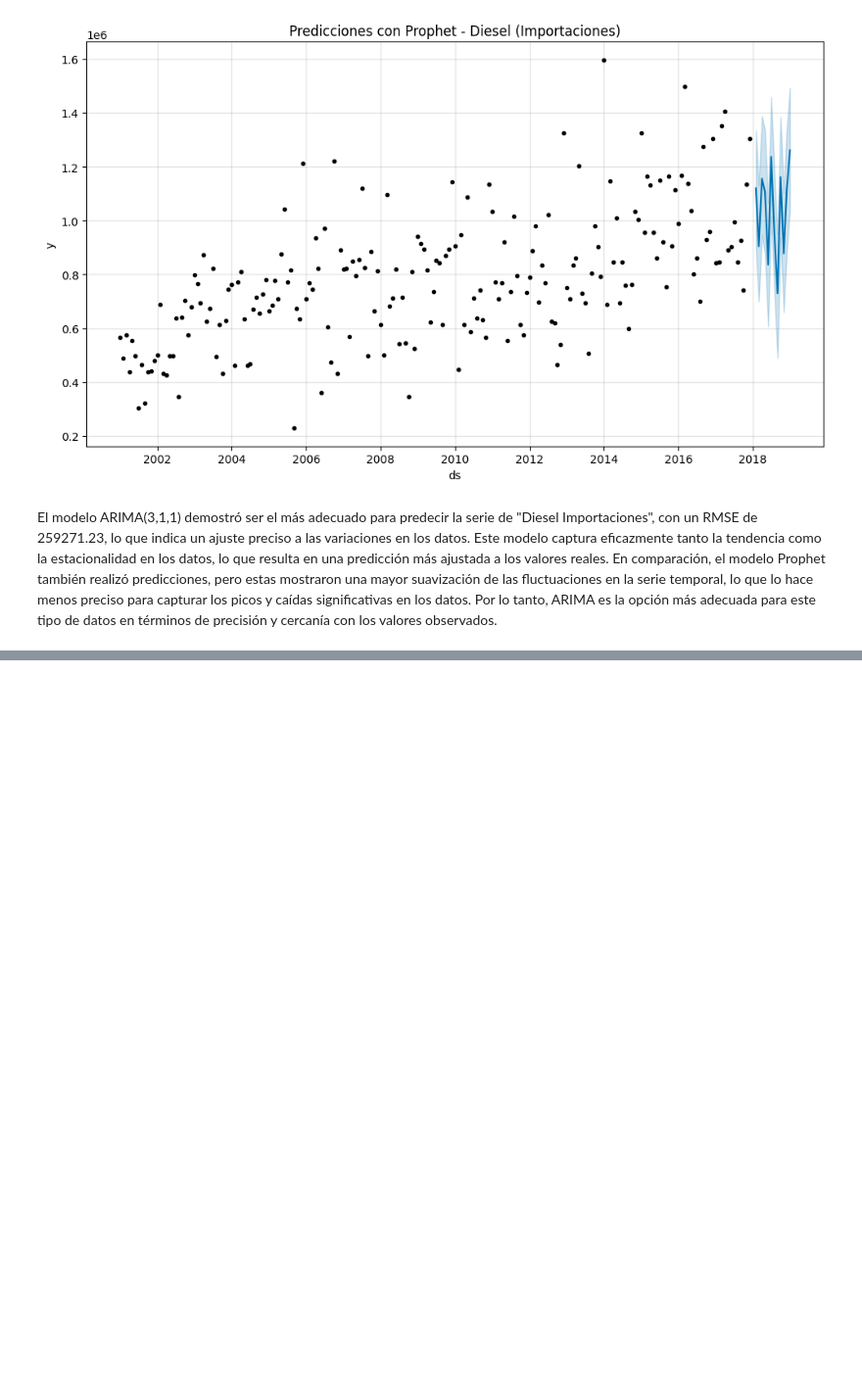
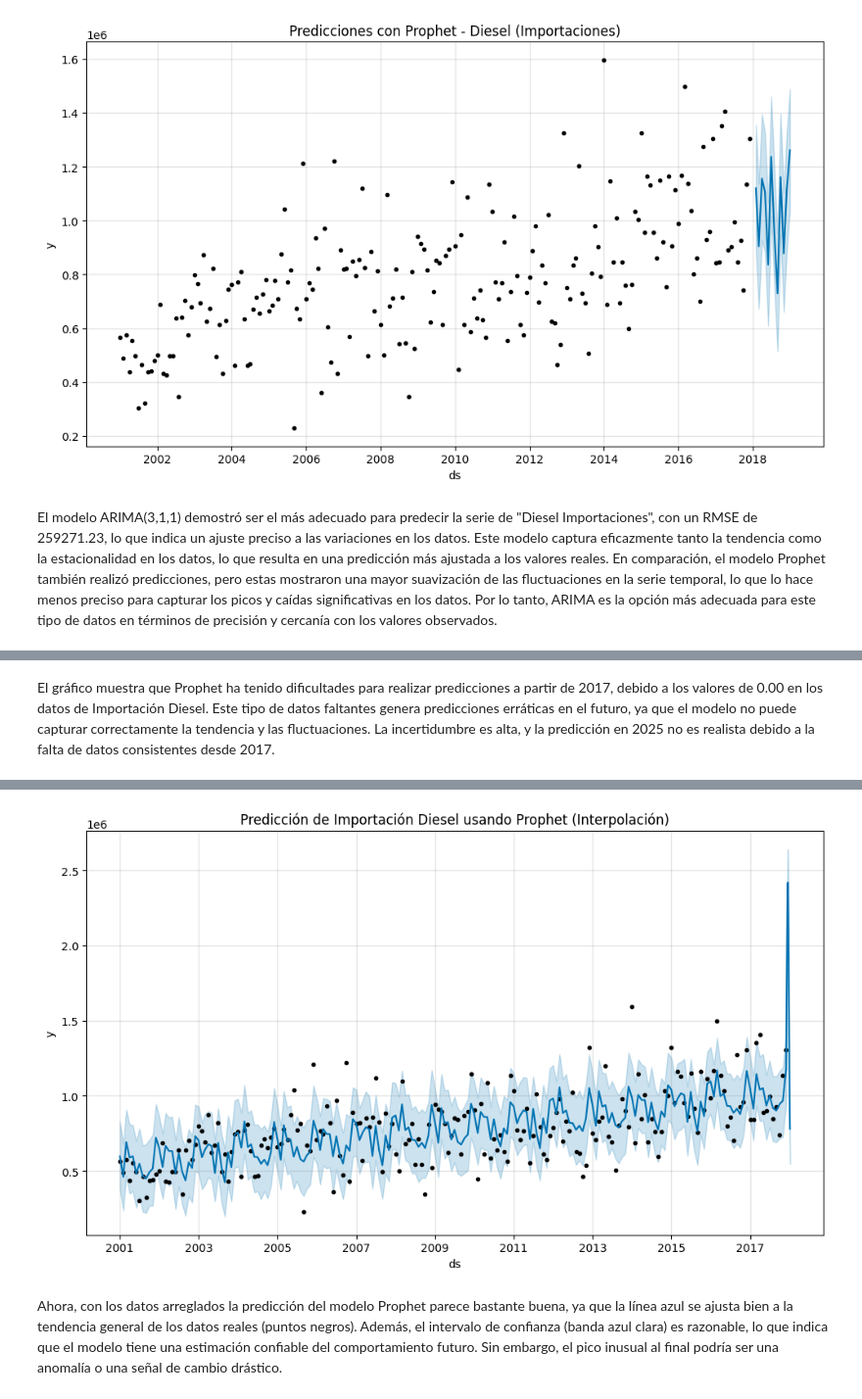
Before and after one commit to michellemej22596/Laboratorio-01-Series-de-Tiempo, a Jupyter notebook: DieselImportacion.ipynb, the cells around one changed output, grey strips where cells are left out. Shown: that part at 98% size. Drawn from its saved outputs; the diff is of its cells as text; code cells hidden in the pictures; blank space fills up the shorter version.

```diff
--- a/DieselImportacion.ipynb
+++ b/DieselImportacion.ipynb
@@ -330,0 +366,38 @@ El modelo ARIMA(3,1,1) demostró ser el más adecuado para predecir la serie de
+# %% [markdown]
+El gráfico muestra que Prophet ha tenido dificultades para realizar predicciones a partir de 2017, debido a los valores de 0.00 en los datos de Importación Diesel. Este tipo de datos faltantes genera predicciones erráticas en el futuro, ya que el modelo no puede capturar correctamente la tendencia y las fluctuaciones. La incertidumbre es alta, y la predicción en 2025 no es realista debido a la falta de datos consistentes desde 2017.
+# %%
+import pandas as pd
+from prophet import Prophet
+import matplotlib.pyplot as plt
+
+# Cargar los datos de importación desde el archivo 'Importacion.xlsx'
+df_importacion_diesel = pd.read_excel("Importacion.xlsx")
+
+# Reemplazar los valores de 0.00 por NaN para aplicar interpolación
+df_importacion_diesel['Diesel alto azufre'] = df_importacion_diesel['Diesel alto azufre'].replace(0.00, pd.NA)
+
+# Interpolar los valores nulos (usando interpolación lineal)
+df_importacion_diesel['Diesel alto azufre'] = df_importacion_diesel['Diesel alto azufre'].interpolate(method='linear')
+
+# Preparar los datos para Prophet
+serie_diesel_importacion = df_importacion_diesel[['Fecha', 'Diesel alto azufre']].dropna().set_index("Fecha")
+df_prophet_diesel_import = serie_diesel_importacion.reset_index()[['Fecha', 'Diesel alto azufre']].rename(columns={'Fecha': 'ds', 'Diesel alto azufre': 'y'})
+
+# Crear el modelo Prophet
+modelo_prophet_diesel_import = Prophet(yearly_seasonality=True)
+
+# Ajustar el modelo
+modelo_prophet_diesel_import.fit(df_prophet_diesel_import)
+
+# Crear el dataframe para los próximos 36 meses (últimos 3 años)
+future_diesel_import = modelo_prophet_diesel_import.make_future_dataframe(periods=36)
+
+# Realizar las predicciones
+forecast_diesel_import = modelo_prophet_diesel_import.predict(future_diesel_import)
+
+# Graficar las predicciones
+modelo_prophet_diesel_import.plot(forecast_diesel_import)
+plt.title("Predicción de Importación Diesel usando Prophet (Interpolación)")
+plt.tight_layout()
+plt.show()
+# %% [output]
@@ -330,0 +406,3 @@ El modelo ARIMA(3,1,1) demostró ser el más adecuado para predecir la serie de
+[figure, added]
+# %% [markdown]
+Ahora, con los datos arreglados la predicción del modelo Prophet parece bastante buena, ya que la línea azul se ajusta bien a la tendencia general de los datos reales (puntos negros). Además, el intervalo de confianza (banda azul clara) es razonable, lo que indica que el modelo tiene una estimación confiable del comportamiento futuro. Sin embargo, el pico inusual al final podría ser una anomalía o una señal de cambio drástico.
```
Also changed, not shown: parts of 7 cells of this notebook.
